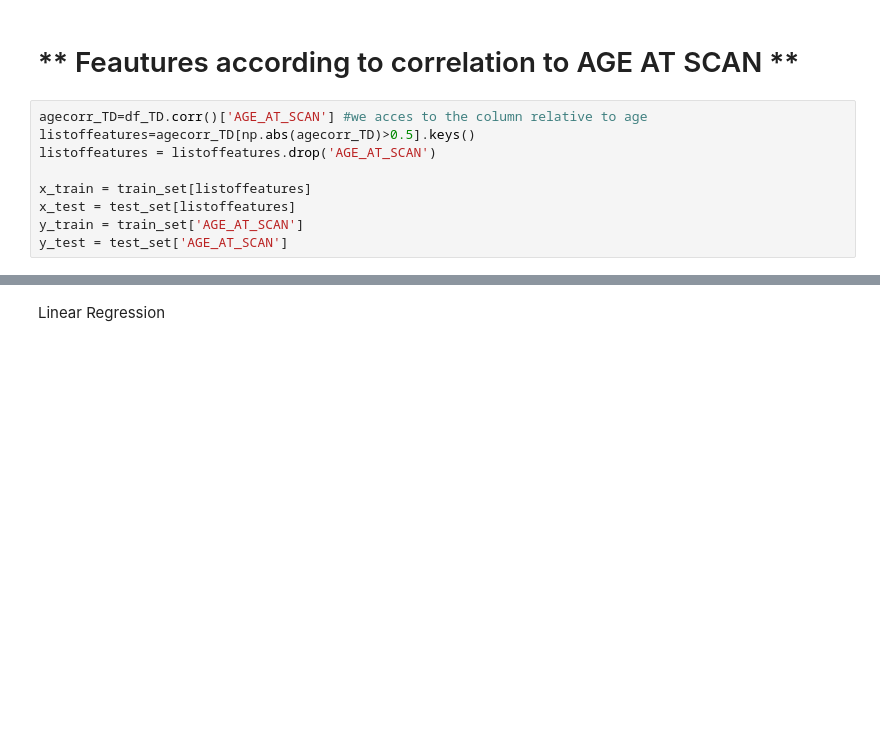
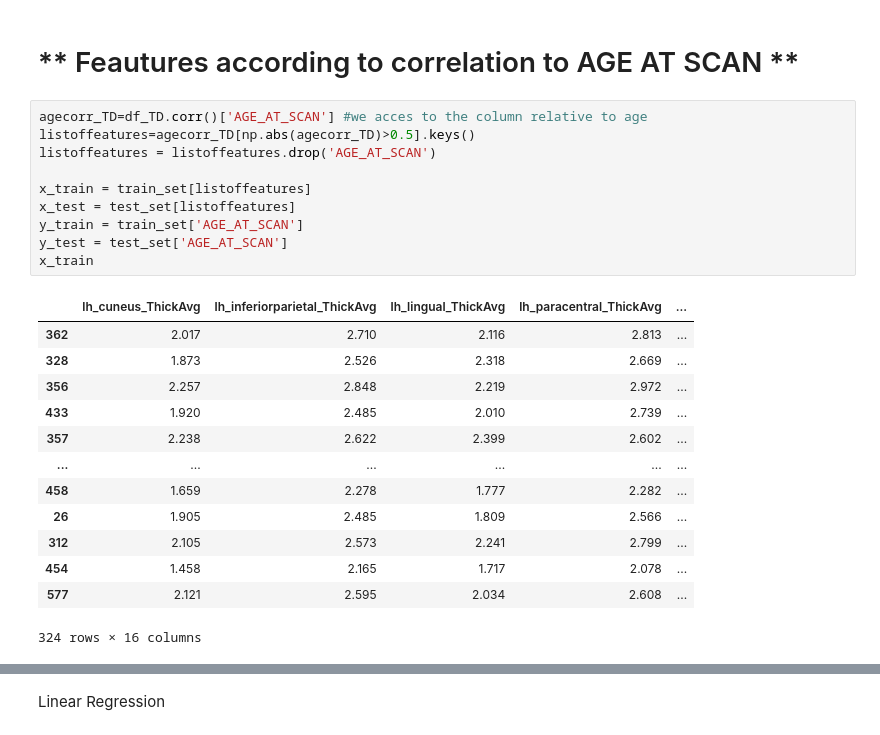
Before and after one commit to AngelaCorvino/BrainAge, a Jupyter notebook: regression.ipynb, the cells around one changed output, grey strips where cells are left out. Saved outputs shown, nothing was run; the diff lists cells and outputs as text; blank space fills up the shorter version.

```diff
--- a/regression.ipynb
+++ b/regression.ipynb
@@ -281,9 +258,24 @@ NameError: ignored
 # %%
 agecorr_TD=df_TD.corr()['AGE_AT_SCAN'] #we acces to the column relative to age
 listoffeatures=agecorr_TD[np.abs(agecorr_TD)>0.5].keys()
 listoffeatures = listoffeatures.drop('AGE_AT_SCAN')
 
 x_train = train_set[listoffeatures]
 x_test = test_set[listoffeatures]
 y_train = train_set['AGE_AT_SCAN']
 y_test = test_set['AGE_AT_SCAN']
+x_train
+# %% [output]
+|  | lh_cuneus_ThickAvg | lh_inferiorparietal_ThickAvg | lh_lingual_ThickAvg | lh_paracentral_ThickAvg | ... |
+| 362 | 2.017 | 2.710 | 2.116 | 2.813 | ... |
+| 328 | 1.873 | 2.526 | 2.318 | 2.669 | ... |
+| 356 | 2.257 | 2.848 | 2.219 | 2.972 | ... |
+| 433 | 1.920 | 2.485 | 2.010 | 2.739 | ... |
+| 357 | 2.238 | 2.622 | 2.399 | 2.602 | ... |
+| ... | ... | ... | ... | ... | ... |
+| 458 | 1.659 | 2.278 | 1.777 | 2.282 | ... |
+| 26 | 1.905 | 2.485 | 1.809 | 2.566 | ... |
+| 312 | 2.105 | 2.573 | 2.241 | 2.799 | ... |
+| 454 | 1.458 | 2.165 | 1.717 | 2.078 | ... |
+| 577 | 2.121 | 2.595 | 2.034 | 2.608 | ... |
+324 rows × 16 columns
```
Also changed, not shown: parts of 20 cells of this notebook.
